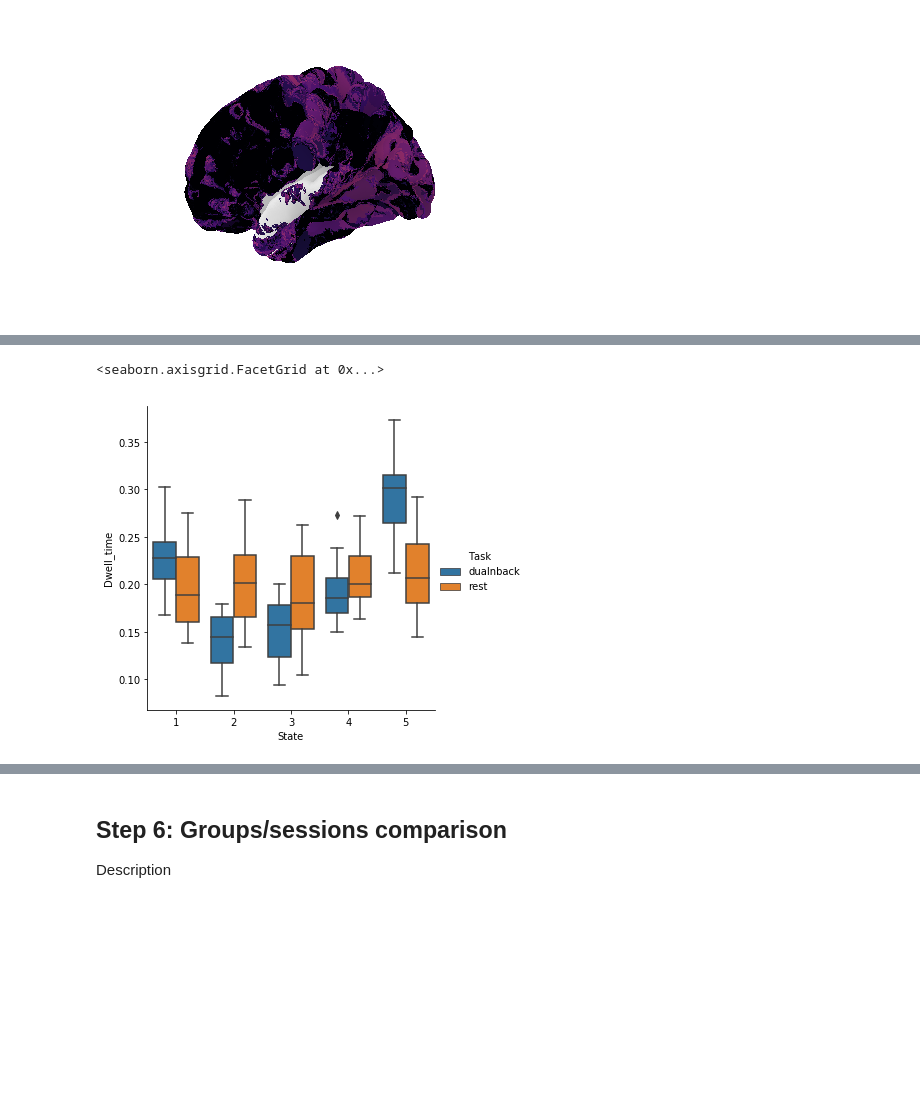
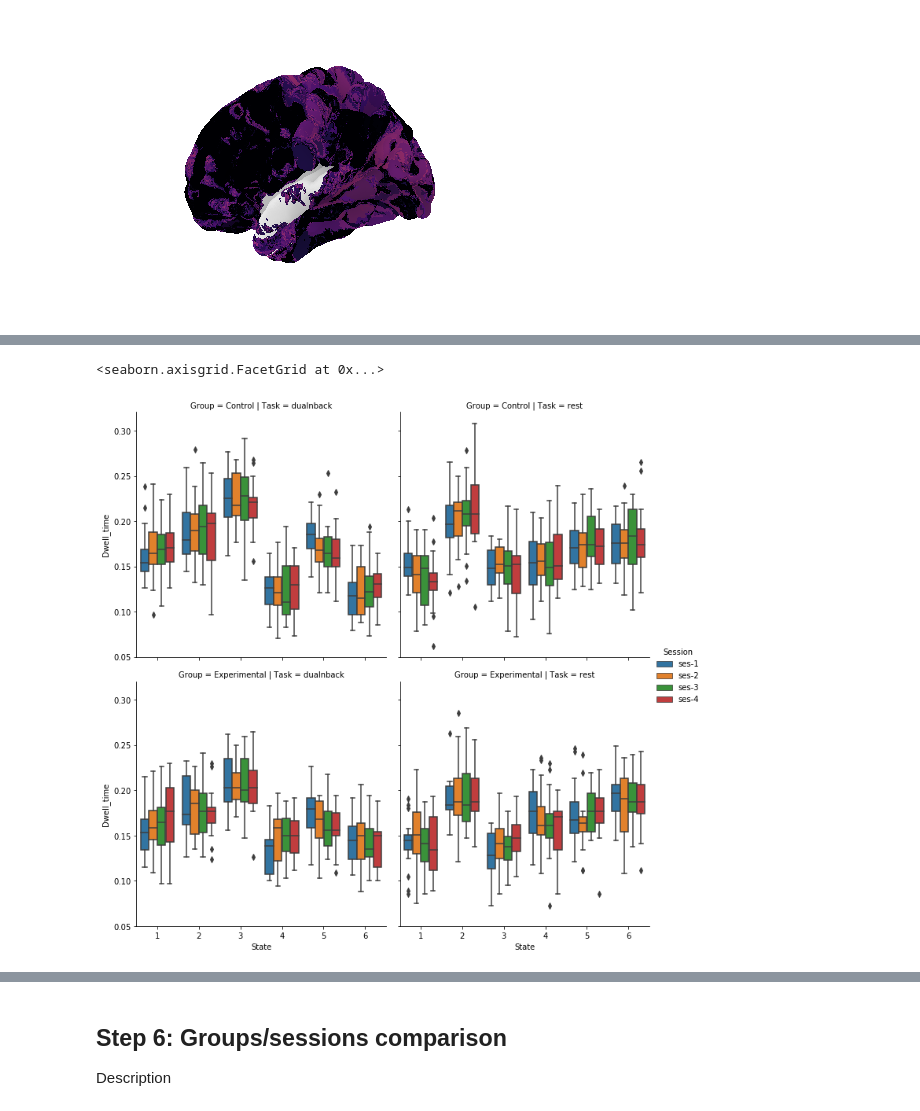
Before and after one commit to LeonBai/wm-brain-states, a Jupyter notebook: brain_states_analysis_schaefer400.ipynb, the cells around one changed output, grey strips where cells are left out. Cells and saved outputs as stored; diff of their text form; code cells hidden in the pictures; blank space fills up the shorter version.

```diff
--- a/brain_states_analysis_schaefer400.ipynb
+++ b/brain_states_analysis_schaefer400.ipynb
@@ -350,21 +392,42 @@ sub_ses_bs_dualnback.shape
 # %%
 import pandas as pd
+from functions import dwell_time
 
-states_no = 5
+states_no = 6
 
-# Dwell time
 tasks = {'dualnback': sub_ses_bs_dualnback[states_no-2, :, :, :], 'rest': sub_ses_bs_rest[states_no-2, :, :, :]}
-dwell_times = pd.DataFrame()
+bs_measures = pd.DataFrame()
 
 for task, bs in tasks.items():
     for sub in range(bs.shape[0]):
+        subject = groups_clean.iloc[sub]['sub']
         for ses in range(bs.shape[1]):
-            dwell_time = np.unique(bs[sub, ses,:], return_counts=True)[1]/bs.shape[2]
+            session = f"ses-{ses+1}"
+            vector = bs[sub, ses,:]
+            frac_occ = (np.unique(vector, return_counts=True)[1]/bs.shape[2])*100 # fractonal occupancy
             for state in range(states_no):
-                dwell_times = pd.concat([dwell_times, pd.DataFrame({"Subject": f"sub-{sub+1:02}",
-                                                                    "Session": f"ses-{ses+1}",
+                bs_measures = pd.concat([bs_measures, pd.DataFrame({"Subject": subject,
+                                                                    "Group": groups_clean.iloc[sub]['group'],
+                                                                    "Session": session,
                                                                     "Task": task,
                                                                     "State": state+1,
-                                                                    "Dwell_time": dwell_time[state]},
-                                                                      index=[0])],
+                                                                    "Fractional_occupancy": frac_occ[state],
+                                                                    "Dwell_time": dwell_time(vector, state)*2 # Dwell time
+                                                                   },
+                                                                    index=[0])],
                                               axis=0)
+# %%
+# Plot style setup
+plt.style.use('seaborn-white')
+plt.rcParams['font.family'] = 'Helvetica'
+
+small = 15
+plt.rc('font', size=small)          # controls default text sizes
+plt.rc('axes', titlesize=small)     # fontsize of the axes title
+plt.rc('axes', linewidth=2.2)
+plt.rc('axes', labelsize=small)    # fontsize of the x and y labels
+plt.rc('xtick', labelsize=small)    # fontsize of the tick labels
+plt.rc('ytick', labelsize=small)    # fontsize of the tick labels
+plt.rc('legend', fontsize=small)    # legend fontsize
+plt.rc('lines', linewidth=2.2, color='gray')
+#------------------------------------------
@@ -371,6 +501,6 @@ for task, bs in tasks.items():
 # %%
-sns.catplot(x='State', y='Dwell_time', hue='Task', data = dwell_times, kind = 'box')
+sns.catplot(x='State', y='Dwell_time', hue='Session', col='Task', row='Group', data = dwell_times, kind = 'box')
 # %% [output]
 <seaborn.axisgrid.FacetGrid at 0x...>
-[figure, old version]
+[figure, new version]
 # %%
```
Also changed, not shown: parts of 25 cells of this notebook, 2 other files.
